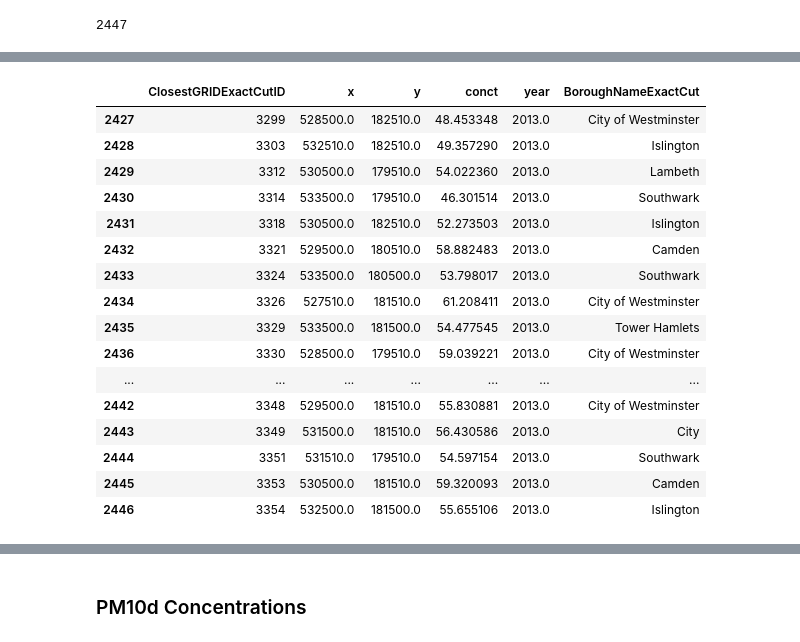
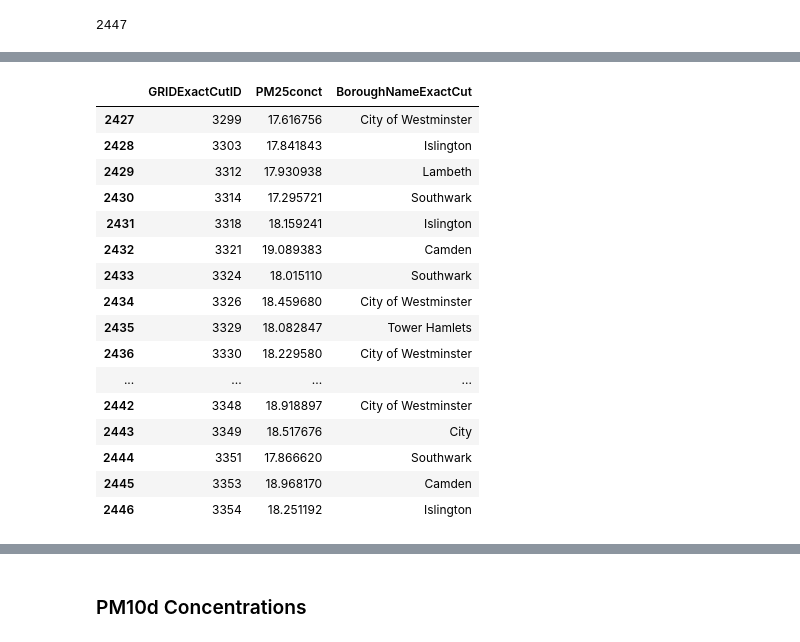
Before and after one commit to JosephPassant/csck503_groupb_assignment, a Jupyter notebook: data_exploration.ipynb, the cells around one changed output, grey strips where cells are left out. Cells and saved outputs as stored; diff of their text form; code cells hidden in the pictures.

```diff
--- a/data_exploration.ipynb
+++ b/data_exploration.ipynb
@@ -474,7 +435,6 @@ co2_emissions_summary[co2_emissions_summary['IndustryPartB'] != 0]['IndustryPart
 # %%
-# drop columns
-drop_col_list = ['Year', 'LAEI1km2ID', 'Easting', 'Northing', 'Borough', 'Zone', 'HouseholdandGarden', 'SmallWasteandAccidentalFires', 'Agriculture', 'STW', 'WTS', 'C&DDust', 'Resuspension', 'ElectricCar', 'ElectricLGV', 'Total']
+drop_cols = ['Year', 'LAEI1km2ID', 'Easting', 'Northing', 'Borough', 'Zone', 'HouseholdandGarden', 'SmallWasteandAccidentalFires', 'Agriculture', 'STW', 'WTS', 'C&DDust']
 
-for column in drop_col_list:
-    co2_emissions_summary = co2_emissions_summary.drop(column, axis=1)
+for col in drop_cols:
+    co2_emissions.drop(col, axis=1, inplace=True)
 # %%
@@ -868,9 +960,9 @@ PM10_concentrations_grouped.isnull().sum()
 # %% [markdown]
 ### PM2.5 Concentrations
 # %%
-ile_extension = '/4.1. Concentrations LAEI 2013 Update/2013/CSV/PostLAEI2013_2013_PM25.csv'
+file_extension = '/4.1. Concentrations LAEI 2013 Update/2013/CSV/PostLAEI2013_2013_PM25.csv'
 
 PM25_concentrations = pd.read_csv(datasetfile_path + file_extension)
-PM25_concentrations['ClosestGRIDExactCutID'] = PM25_concentrations.apply(lambda row: closest_grid(row['x'], row['y'], tree, road_traffic_minor), axis=1)
-PM25_concentrations_grouped = PM10_concentrations.groupby(['ClosestGRIDExactCutID']).mean().reset_index()
+PM25_concentrations['GRIDExactCutID'] = PM25_concentrations.apply(lambda row: closest_grid(row['x'], row['y'], tree, road_traffic_minor), axis=1)
+PM25_concentrations_grouped = PM25_concentrations.groupby(['GRIDExactCutID']).mean().reset_index()
 # %%
@@ -885,0 +1005,5 @@ PM25_concentrations_grouped.isnull().sum()
+# %%
+PM25_concentrations_grouped.drop(['x', 'y', 'year'], axis=1, inplace=True)
+# %%
+# append PM25 to start of column name for columns [1:]
+PM25_concentrations_grouped.columns.values[1:] = [str('PM25') + str(col) for col in PM25_concentrations_grouped.columns[1:]]
@@ -886,24 +1012,24 @@ PM25_concentrations_grouped.isnull().sum()
 # %%
 # lookup BoroughName_ExactCut in road_traffic_minorgrid_vkm based on GRID_ExactCut_ID and add to dataframe
-PM25_concentrations_grouped['BoroughNameExactCut'] = PM25_concentrations_grouped['ClosestGRIDExactCutID'].map(road_traffic_minor.set_index('GRIDExactCutID')['BoroughNameExactCut'])
+PM25_concentrations_grouped['BoroughNameExactCut'] = PM25_concentrations_grouped['GRIDExactCutID'].map(road_traffic_minor.set_index('GRIDExactCutID')['BoroughNameExactCut'])
 PM25_concentrations_grouped.tail(20)
 # %% [output]
-|  | ClosestGRIDExactCutID | x | y | conct | year | BoroughNameExactCut |
-| 2427 | 3299 | 528500.0 | 182510.0 | 48.453348 | 2013.0 | City of Westminster |
-| 2428 | 3303 | 532510.0 | 182510.0 | 49.357290 | 2013.0 | Islington |
-| 2429 | 3312 | 530500.0 | 179510.0 | 54.022360 | 2013.0 | Lambeth |
-| 2430 | 3314 | 533500.0 | 179510.0 | 46.301514 | 2013.0 | Southwark |
-| 2431 | 3318 | 530500.0 | 182510.0 | 52.273503 | 2013.0 | Islington |
-| 2432 | 3321 | 529500.0 | 180510.0 | 58.882483 | 2013.0 | Camden |
-| 2433 | 3324 | 533500.0 | 180500.0 | 53.798017 | 2013.0 | Southwark |
-| 2434 | 3326 | 527510.0 | 181510.0 | 61.208411 | 2013.0 | City of Westminster |
-| 2435 | 3329 | 533500.0 | 181500.0 | 54.477545 | 2013.0 | Tower Hamlets |
-| 2436 | 3330 | 528500.0 | 179510.0 | 59.039221 | 2013.0 | City of Westminster |
-| ... | ... | ... | ... | ... | ... | ... |
-| 2442 | 3348 | 529500.0 | 181510.0 | 55.830881 | 2013.0 | City of Westminster |
-| 2443 | 3349 | 531500.0 | 181510.0 | 56.430586 | 2013.0 | City |
-| 2444 | 3351 | 531510.0 | 179510.0 | 54.597154 | 2013.0 | Southwark |
-| 2445 | 3353 | 530500.0 | 181510.0 | 59.320093 | 2013.0 | Camden |
-| 2446 | 3354 | 532500.0 | 181500.0 | 55.655106 | 2013.0 | Islington |
+|  | GRIDExactCutID | PM25conct | BoroughNameExactCut |
+| 2427 | 3299 | 17.616756 | City of Westminster |
+| 2428 | 3303 | 17.841843 | Islington |
+| 2429 | 3312 | 17.930938 | Lambeth |
+| 2430 | 3314 | 17.295721 | Southwark |
+| 2431 | 3318 | 18.159241 | Islington |
+| 2432 | 3321 | 19.089383 | Camden |
+| 2433 | 3324 | 18.015110 | Southwark |
+| 2434 | 3326 | 18.459680 | City of Westminster |
+| 2435 | 3329 | 18.082847 | Tower Hamlets |
+| 2436 | 3330 | 18.229580 | City of Westminster |
+| ... | ... | ... | ... |
+| 2442 | 3348 | 18.918897 | City of Westminster |
+| 2443 | 3349 | 18.517676 | City |
+| 2444 | 3351 | 17.866620 | Southwark |
+| 2445 | 3353 | 18.968170 | Camden |
+| 2446 | 3354 | 18.251192 | Islington |
 # %%
 # show grid cuts that are in road_traffic_minorgrid_vkm but not in PM25_concentrations_mean
```
Also changed, not shown: parts of 81 cells of this notebook.
